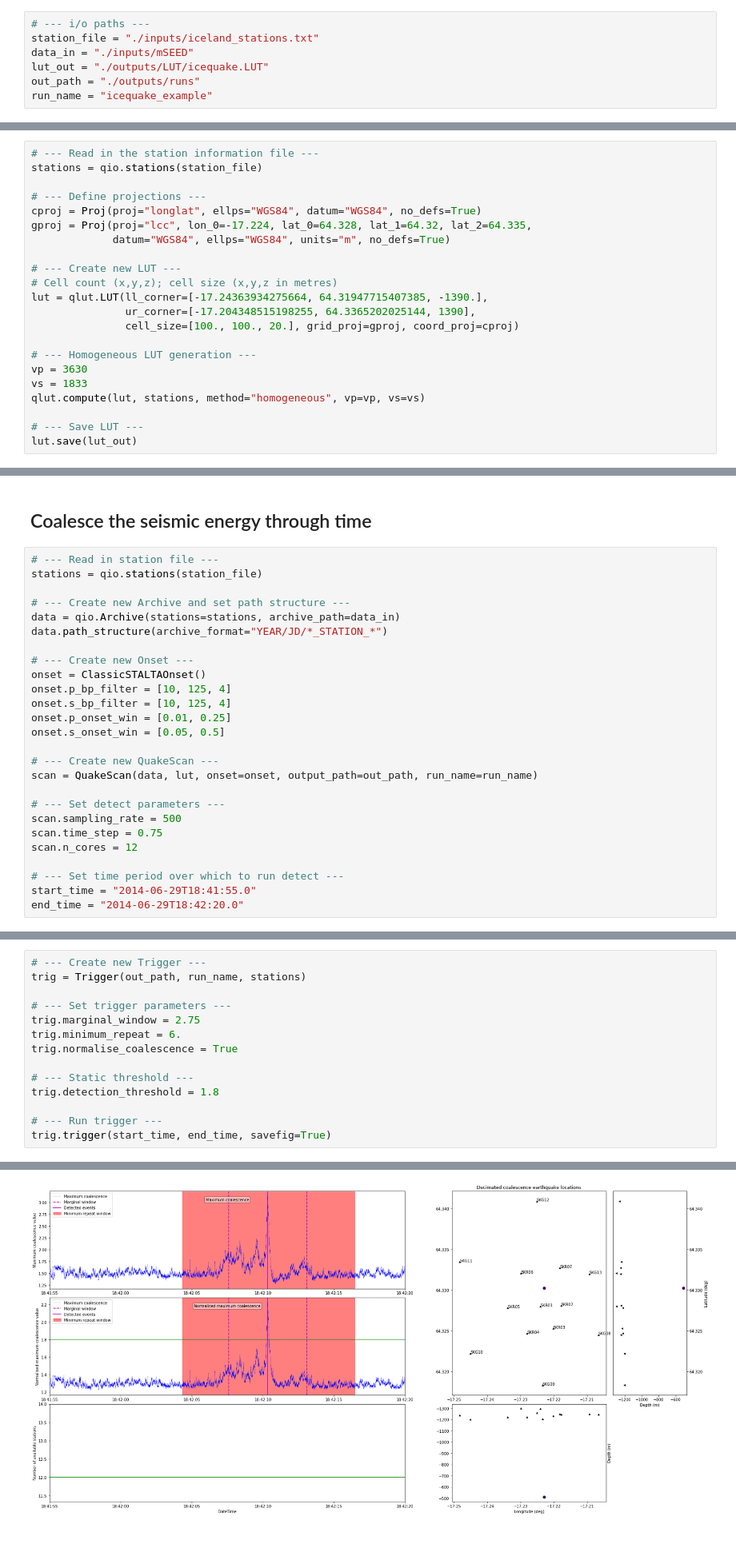
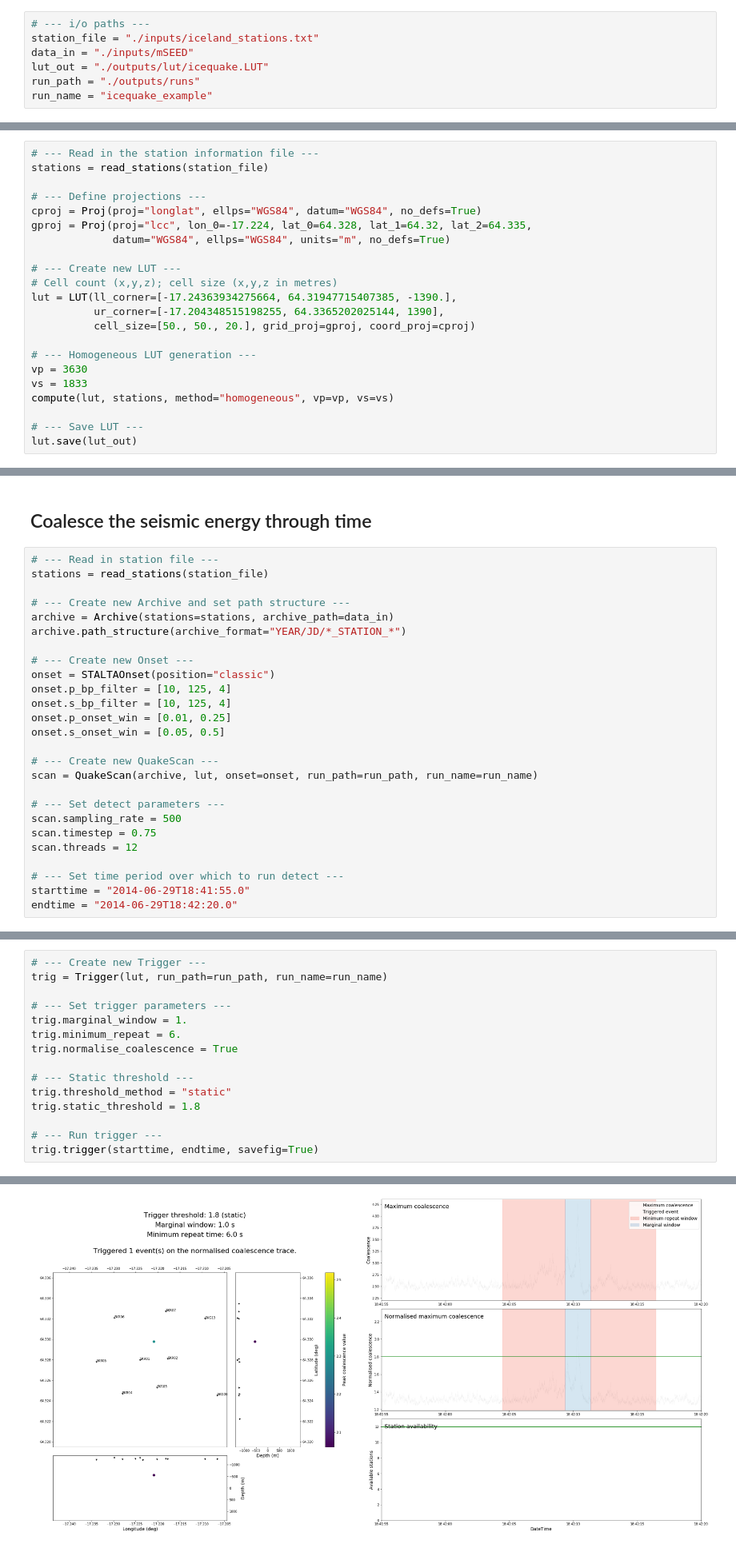
Before and after one commit to QuakeMigrate/QuakeMigrate, a Jupyter notebook: examples/Icequake_Iceland/icequakes_iceland.ipynb, the cells around one changed output, grey strips where cells are left out. Shown: that part at 80% size. Drawn from its saved outputs; the diff is of its cells as text.

```diff
--- a/examples/Icequake_Iceland/icequakes_iceland.ipynb
+++ b/examples/Icequake_Iceland/icequakes_iceland.ipynb
@@ -26,14 +27,14 @@ from QMigrate.signal.pick import GaussianPicker
 # --- i/o paths ---
 station_file = "./inputs/iceland_stations.txt"
 data_in = "./inputs/mSEED"
-lut_out = "./outputs/LUT/icequake.LUT"
-out_path = "./outputs/runs"
+lut_out = "./outputs/lut/icequake.LUT"
+run_path = "./outputs/runs"
 run_name = "icequake_example"
 # %% [markdown]
 ## Create travel-time lookup tables (LUT)
 # %%
 # --- Read in the station information file ---
-stations = qio.stations(station_file)
+stations = read_stations(station_file)
 
 # --- Define projections ---
 cproj = Proj(proj="longlat", ellps="WGS84", datum="WGS84", no_defs=True)
@@ -42,14 +43,14 @@ gproj = Proj(proj="lcc", lon_0=-17.224, lat_0=64.328, lat_1=64.32, lat_2=64.335,
 
 # --- Create new LUT ---
 # Cell count (x,y,z); cell size (x,y,z in metres)
-lut = qlut.LUT(ll_corner=[-17.24363934275664, 64.31947715407385, -1390.],
-               ur_corner=[-17.204348515198255, 64.3365202025144, 1390],
-               cell_size=[100., 100., 20.], grid_proj=gproj, coord_proj=cproj)
+lut = LUT(ll_corner=[-17.24363934275664, 64.31947715407385, -1390.],
+          ur_corner=[-17.204348515198255, 64.3365202025144, 1390],
+          cell_size=[50., 50., 20.], grid_proj=gproj, coord_proj=cproj)
 
 # --- Homogeneous LUT generation ---
 vp = 3630
 vs = 1833
-qlut.compute(lut, stations, method="homogeneous", vp=vp, vs=vs)
+compute(lut, stations, method="homogeneous", vp=vp, vs=vs)
 
 # --- Save LUT ---
 lut.save(lut_out)
@@ -71,27 +72,27 @@ Computing homogeneous travel-time lookup table - 13 of 13
 ## Coalesce the seismic energy through time
 # %%
 # --- Read in station file ---
-stations = qio.stations(station_file)
+stations = read_stations(station_file)
 
 # --- Create new Archive and set path structure ---
-data = qio.Archive(stations=stations, archive_path=data_in)
-data.path_structure(archive_format="YEAR/JD/*_STATION_*")
+archive = Archive(stations=stations, archive_path=data_in)
+archive.path_structure(archive_format="YEAR/JD/*_STATION_*")
 
 # --- Create new Onset ---
-onset = ClassicSTALTAOnset()
+onset = STALTAOnset(position="classic")
 onset.p_bp_filter = [10, 125, 4]
 onset.s_bp_filter = [10, 125, 4]
 onset.p_onset_win = [0.01, 0.25]
 onset.s_onset_win = [0.05, 0.5]
 
 # --- Create new QuakeScan ---
-scan = QuakeScan(data, lut, onset=onset, output_path=out_path, run_name=run_name)
+scan = QuakeScan(archive, lut, onset=onset, run_path=run_path, run_name=run_name)
 
 # --- Set detect parameters ---
 scan.sampling_rate = 500
-scan.time_step = 0.75
-scan.n_cores = 12
+scan.timestep = 0.75
+scan.threads = 12
 
 # --- Set time period over which to run detect ---
-start_time = "2014-06-29T18:41:55.0"
-end_time = "2014-06-29T18:42:20.0"
+starttime = "2014-06-29T18:41:55.0"
+endtime = "2014-06-29T18:42:20.0"
@@ -128,16 +123,17 @@ scan.detect(start_time, end_time)
 nb: We can use the same QuakeScan object here because we are not using a different decimation. If running trigger and locate on grids with different levels of decimation, a new QuakeScan object should be created.
 # %%
 # --- Create new Trigger ---
-trig = Trigger(out_path, run_name, stations)
+trig = Trigger(lut, run_path=run_path, run_name=run_name)
 
 # --- Set trigger parameters ---
-trig.marginal_window = 2.75
+trig.marginal_window = 1.
 trig.minimum_repeat = 6.
 trig.normalise_coalescence = True
 
 # --- Static threshold ---
-trig.detection_threshold = 1.8
+trig.threshold_method = "static"
+trig.static_threshold = 1.8
 
 # --- Run trigger ---
-trig.trigger(start_time, end_time, savefig=True)
+trig.trigger(starttime, endtime, savefig=True)
 # %% [output]
@@ -160,5 +156,5 @@ trig.trigger(start_time, end_time, savefig=True)
 ==============================================================================================================
-[figure, old version]
+[figure, new version]
 # %% [markdown]
 ## Run the locate stage, to relocate triggered events on a less decimated grid
 # %%
```
Also changed, not shown: parts of 10 cells of this notebook, 11 other files.
